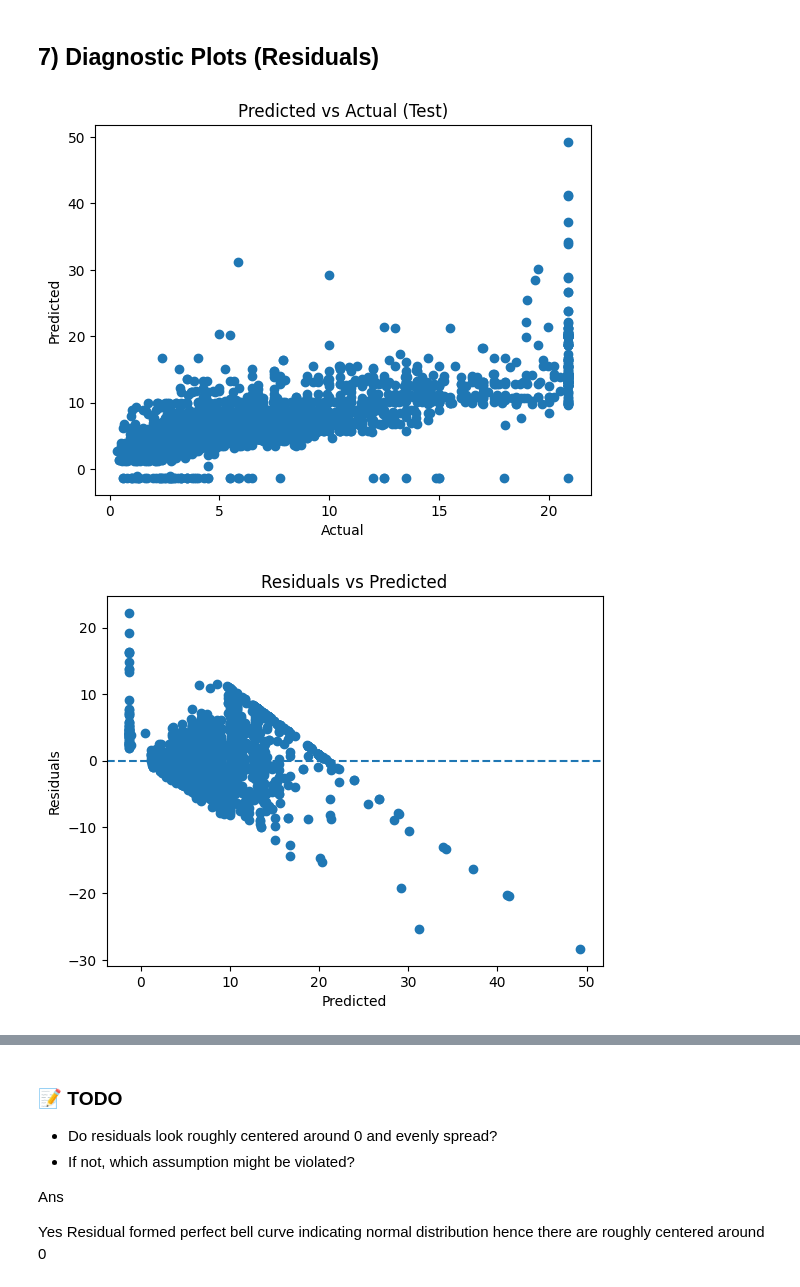
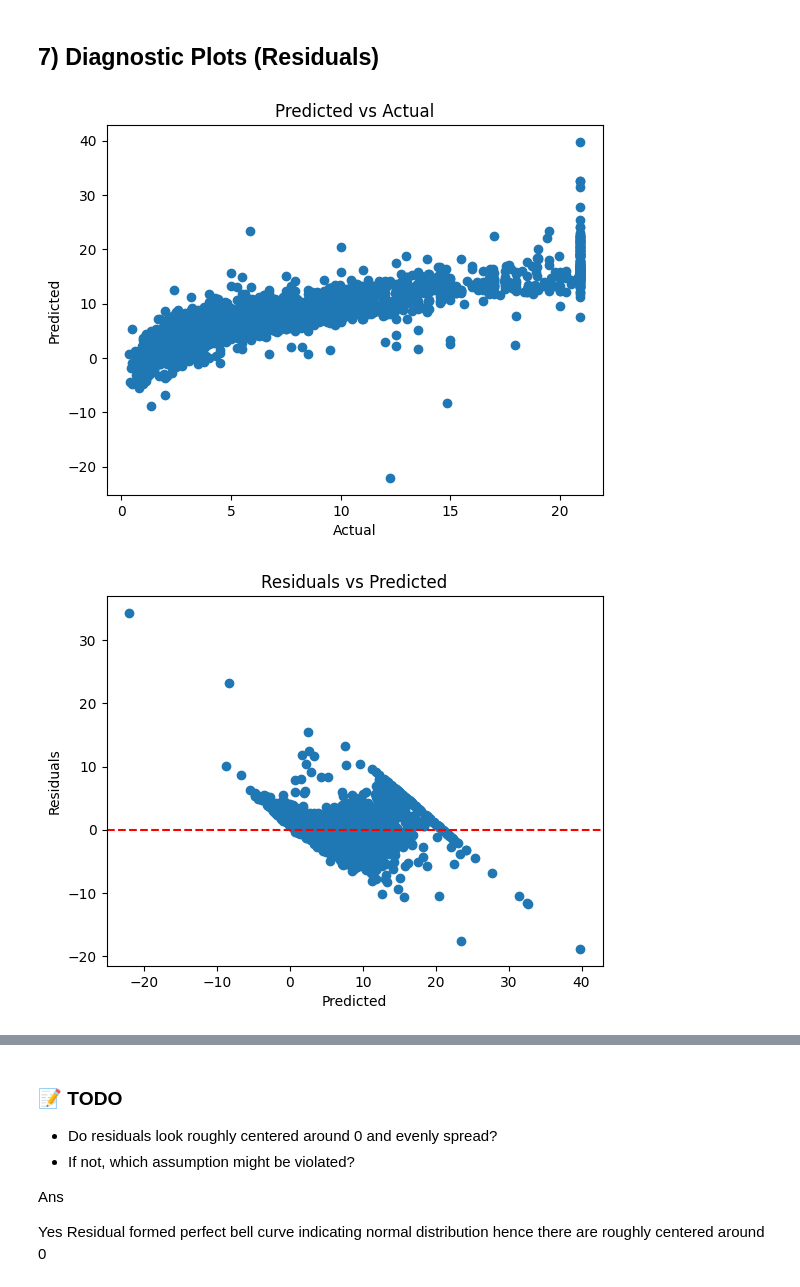
Before and after one commit to ShaikMohammad786/Machine-Learning-SEMV-Labs, a Jupyter notebook: Cars_Linear_Regression_Simple_Colab.ipynb, the cells around one changed output, grey strips where cells are left out. Saved outputs shown, nothing was run; the diff lists cells and outputs as text; code cells hidden in the pictures.

```diff
--- a/Cars_Linear_Regression_Simple_Colab.ipynb
+++ b/Cars_Linear_Regression_Simple_Colab.ipynb
@@ -248,23 +251,19 @@ selecting max_power as feauture giving highest possible R2 score among all other
 # %% [markdown]
 ## 6) Multi-Variable Linear Regression (Simple)
 # %%
+lin_pipe = Pipeline([
+    ("scaler", StandardScaler()),
+    ("lin", LinearRegression())
+])
 
-# Keep only numeric predictors + target; drop NA
-data_mv = df[numeric_cols + [TARGET]].dropna().copy()
+lin_pipe.fit(X_train, y_train)
+y_pred = lin_pipe.predict(X_test)
 
-X = data_mv[numeric_cols].values
-y = data_mv[TARGET].values
-
-X_train, X_test, y_train, y_test = train_test_split(X, y, test_size=0.2, random_state=42)
-
-lin = LinearRegression()
-lin.fit(X_train, y_train)
-
-y_pred = lin.predict(X_test)
+from sklearn.metrics import mean_absolute_error, mean_squared_error, r2_score
 
 mae = mean_absolute_error(y_test, y_pred)
 mse = mean_squared_error(y_test, y_pred)
-rmse = mean_squared_error(y_test, y_pred)
+rmse = np.sqrt(mse)
 r2 = r2_score(y_test, y_pred)
 
 print(f"MAE:  {mae:.3f}")
@@ -284,30 +283,28 @@ R^2:  0.739
 # %% [markdown]
 ## 7) Diagnostic Plots (Residuals)
 # %%
-
-# Reuse y_test and y_pred from multi-variable model
 residuals = y_test - y_pred
 
 # Predicted vs Actual
 plt.figure()
 plt.scatter(y_test, y_pred)
 plt.xlabel("Actual"); plt.ylabel("Predicted")
-plt.title("Predicted vs Actual (Test)")
+plt.title("Predicted vs Actual")
 plt.show()
 
 # Residuals vs Predicted
 plt.figure()
 plt.scatter(y_pred, residuals)
-plt.axhline(0, linestyle='--')
+plt.axhline(0, linestyle="--", color="red")
 plt.xlabel("Predicted"); plt.ylabel("Residuals")
 plt.title("Residuals vs Predicted")
 plt.show()
 
 # Histogram of residuals
 plt.figure()
-pd.Series(residuals).plot(kind='hist', bins=30, title="Histogram of Residuals")
-plt.xlabel("Residual"); plt.ylabel("Frequency")
+pd.Series(residuals).plot(kind="hist", bins=30, title="Histogram of Residuals")
+plt.xlabel("Residuals")
 plt.show()
 # %% [output]
-[figure, old version]
+[figure, new version]
-[figure, old version]
+[figure, new version]
```
Also changed, not shown: parts of 16 cells of this notebook.
